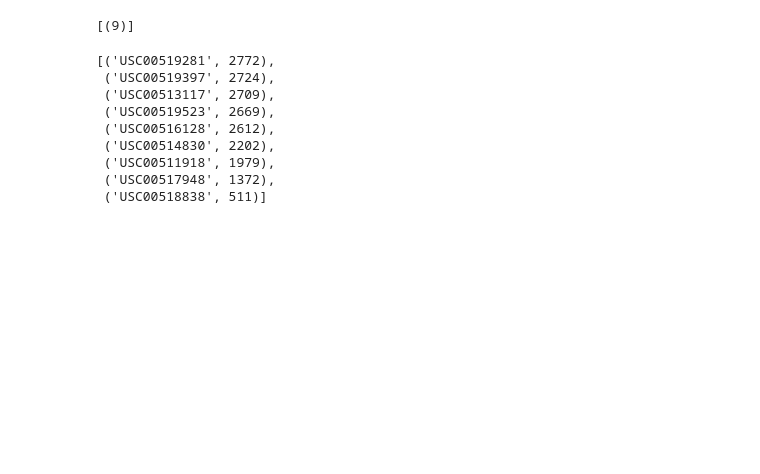
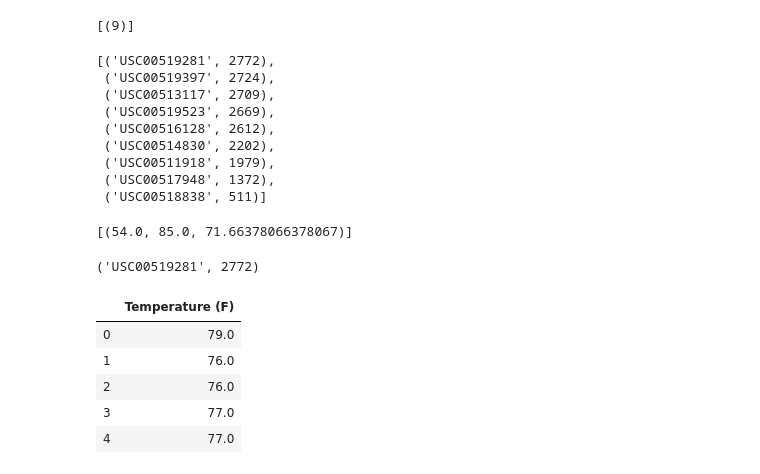
Before and after one commit to erikarberry/sqlalchemy-challenge, a Jupyter notebook: climate_HI.ipynb, the cells around one changed output. Drawn from its saved outputs; the diff is of its cells as text; code cells hidden in the pictures; blank space fills up the shorter version.

```diff
--- a/climate_HI.ipynb
+++ b/climate_HI.ipynb
@@ -137,6 +135,27 @@ station_listf
 # %%
 # Using the station id from the previous query, calculate the lowest temperature recorded,
 # highest temperature recorded, and average temperature of the most active station.
+data_most_active_station = session.query(func.min(Measurement.tobs),func.max(Measurement.tobs),func.avg(Measurement.tobs)).\
+                filter(Measurement.station == 'USC00519281').order_by(func.min(Measurement.tobs)).all()
+data_most_active_station
+# %% [output]
+[(54.0, 85.0, 71.66378066378067)]
+# %%
+# Choose the station with the highest number of temperature observations.
+station_most_temps = session.query(Measurement.station, func.count(Measurement.tobs)).group_by(Measurement.station).order_by(func.count(Measurement.station).desc()).first()
+station_most_temps
+# %% [output]
+('USC00519281', 2772)
 # %%
-# Choose the station with the highest number of temperature observations.
 # Query the last 12 months of temperature observation data for this station and plot the results as a histogram
+temps_519281 = session.query(Measurement.tobs).filter(Measurement.station=='USC00519281').\
+    filter(Measurement.date >= last_date).order_by(Measurement.date.desc()).all()
+temps_519281_df = pd.DataFrame(temps_519281, columns=['Temperature (F)'])
+temps_519281_df.head()
+# %% [output]
+|  | Temperature (F) |
+| 0 | 79.0 |
+| 1 | 76.0 |
+| 2 | 76.0 |
+| 3 | 77.0 |
+| 4 | 77.0 |
```
Also changed, not shown: parts of 5 cells of this notebook, 2 other files.
